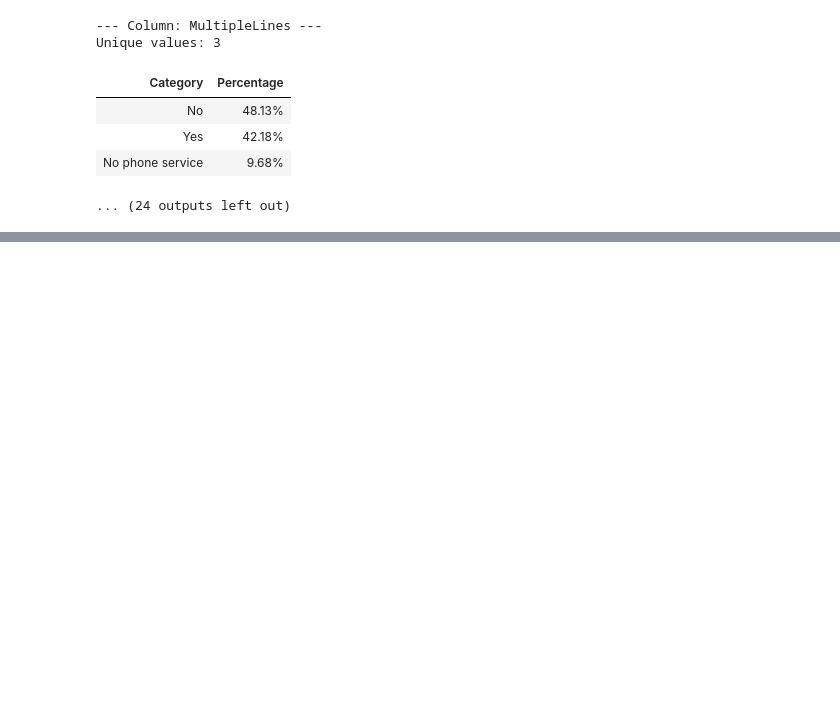
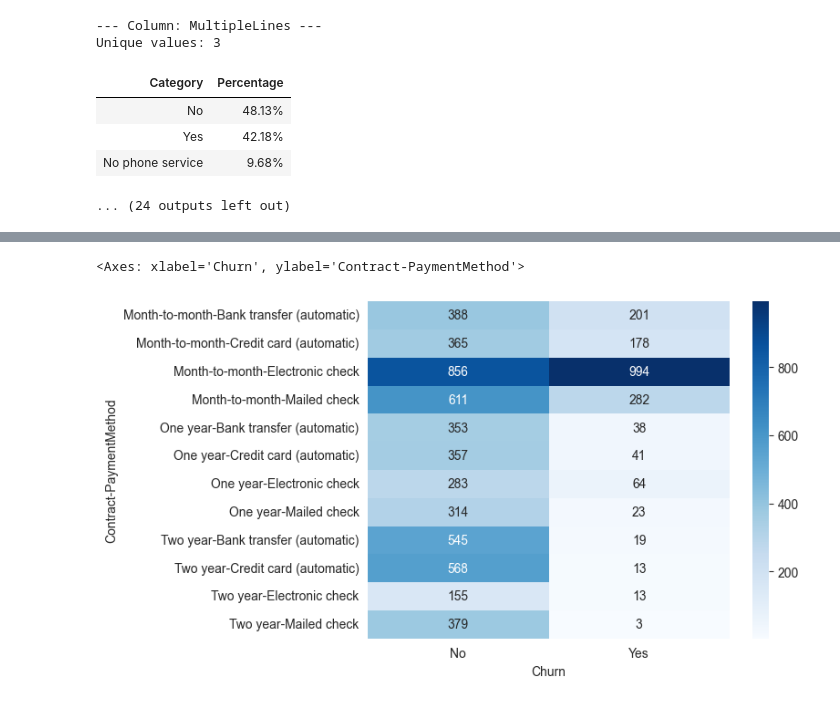
Before and after one commit to DerekSanchez/241117-Telco-Customer-Churn, a Jupyter notebook: notebooks/EDA.ipynb, the cells around one changed output, grey strips where cells are left out. Saved outputs shown, nothing was run; the diff lists cells and outputs as text; code cells hidden in the pictures; blank space fills up the shorter version.

```diff
--- a/notebooks/EDA.ipynb
+++ b/notebooks/EDA.ipynb
@@ -200,0 +280,7 @@ Unique values: 3
+# %%
+contract_churn = pd.crosstab([df['Contract'], df["PaymentMethod"]], df['Churn'])
+
+sns.heatmap(contract_churn, annot = True, fmt = 'd', cmap = 'Blues')
+# %% [output]
+<Axes: xlabel='Churn', ylabel='Contract-PaymentMethod'>
+[figure, added]
```
Also changed, not shown: parts of 11 cells of this notebook.
